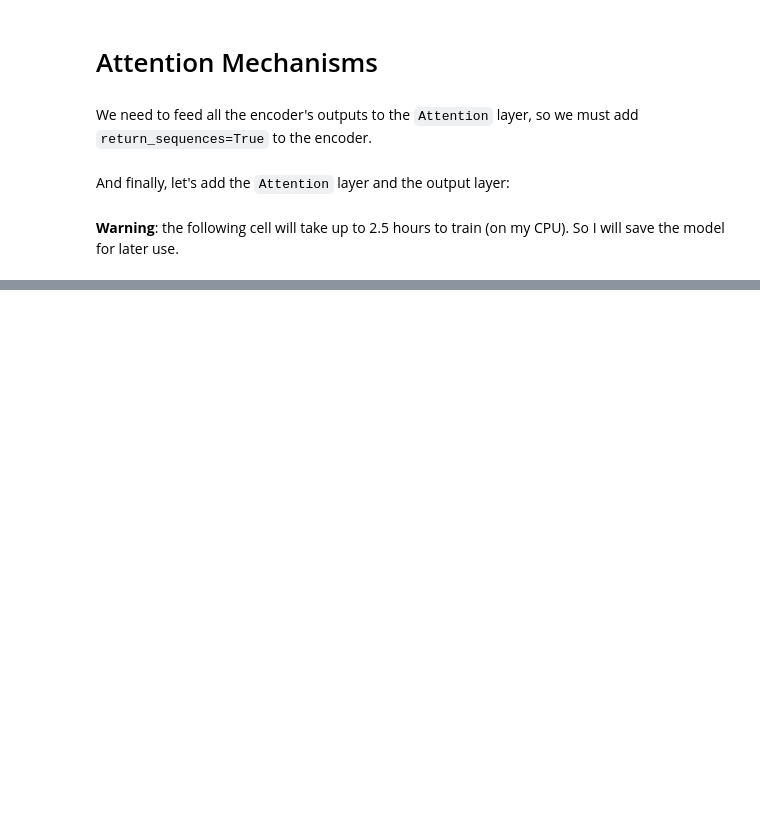
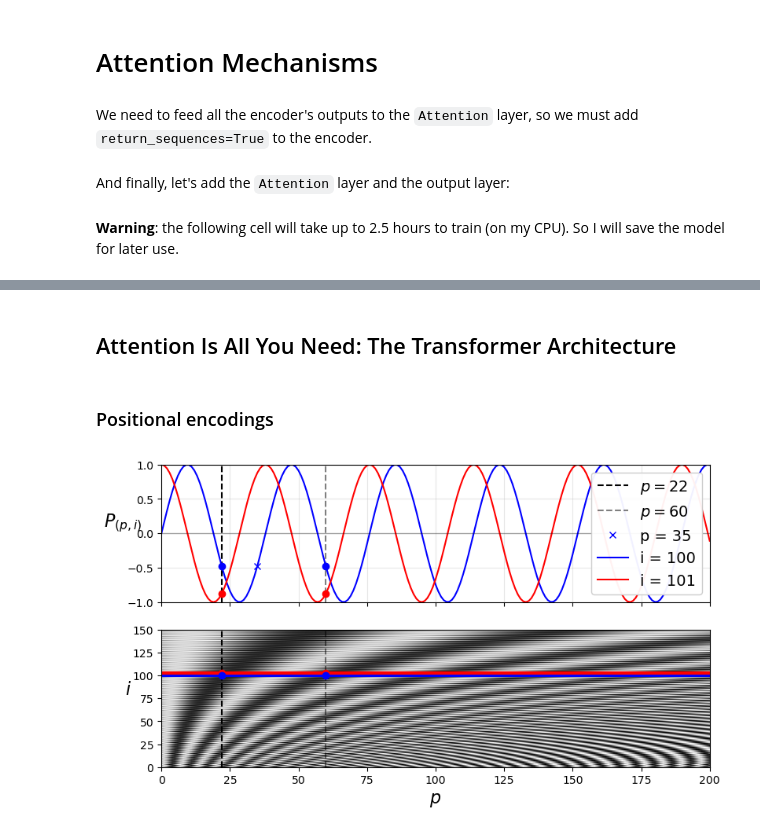
Before and after one commit to tandao0909/hands-on-with-DS, a Jupyter notebook: Chapter 16/nlp.ipynb, the cells around one changed output, grey strips where cells are left out. Cells and saved outputs as stored; diff of their text form; code cells hidden in the pictures; blank space fills up the shorter version.

Commit message:
Complete Positional encodings chapter 15

```diff
--- a/Chapter 16/nlp.ipynb
+++ b/Chapter 16/nlp.ipynb
@@ -1014,0 +1016,4 @@ Top translation so far: [(-4.5721736, 'a gusta el el y a a a endofseq'), (-279.4
+# %% [markdown]
+## Attention Is All You Need: The Transformer Architecture
+# %% [markdown]
+### Positional encodings
@@ -1014,0 +1029,15 @@ Top translation so far: [(-4.5721736, 'a gusta el el y a a a endofseq'), (-279.4
+# %%
+class PositionalEncoding(tf.keras.layers.Layer):
+    def __init__(self, max_length, embed_size, dtype=tf.float32, **kwargs):
+        super().__init__(dtype=dtype, **kwargs)
+        assert embed_size % 2 == 0, "embed_size must be even"
+        p, i = np.meshgrid(np.arange(max_length), 2 * np.arange(embed_size // 2))
+        pos_emb = np.empty((1, max_length, embed_size))
+        pos_emb[0, :, ::2] = np.sin(p / 10_000 ** (i / embed_size)).T
+        pos_emb[0, :, 1::2] = np.cos(p / 10_000 ** (i / embed_size)).T
+        self.pos_encodings = tf.constant(pos_emb.astype(dtype=self.dtype))
+        self.supports_masking = True
+
+    def call(self, inputs):
+        batch_max_length = tf.shape(inputs)[1]
+        return inputs + self.pos_encodings[:, :batch_max_length]
@@ -1014,0 +1048,39 @@ Top translation so far: [(-4.5721736, 'a gusta el el y a a a endofseq'), (-279.4
+# %%
+figure_max_length = 201
+figure_embed_size = 512
+pos_emb = PositionalEncoding(figure_max_length, figure_embed_size)
+zeros = np.zeros((1, figure_max_length, figure_embed_size), np.float32)
+P = pos_emb(zeros)[0].numpy()
+i1, i2, crop_i = 100, 101, 150
+p1, p2, p3 = 22, 60, 35
+
+fig, (ax1, ax2) = plt.subplots(nrows=2, ncols=1, sharex=True, figsize=(9, 5))
+
+ax1.plot([p1, p1], [-1, 1], "k--", label="$p = {}$".format(p1))
+ax1.plot([p2, p2], [-1, 1], "k--", label="$p = {}$".format(p2), alpha=0.5)
+ax1.plot(p3, P[p3, i1], "bx", label="p = {}".format(p3))
+ax1.plot(P[:, i1], "b-", label="i = {}".format(i1))
+ax1.plot(P[:, i2], "r-", label="i = {}".format(i2))
+ax1.plot([p1, p2], [P[p1, i1], P[p2, i1]], "bo")
+ax1.plot([p1, p2], [P[p1, i2], P[p2, i2]], "ro")
+ax1.legend(loc="center right", fontsize=14, framealpha=0.95)
+ax1.set_ylabel("$P_{(p,i)}$", rotation=0, fontsize=16)
+ax1.grid(alpha=0.3)
+ax1.hlines(0, 0, figure_max_length - 1, color="k", linewidth=1, alpha=0.3)
+ax1.axis([0, figure_max_length - 1, -1, 1])
+
+ax2.imshow(P.T[:crop_i], cmap="gray", interpolation="bilinear", aspect="auto")
+ax2.hlines(i1, 0, figure_max_length - 1, color="b", linewidth=3)
+cheat = 2  # need to raise the red line a bit, else it ides the blue one
+ax2.hlines(i2 + cheat, 0, figure_max_length - 1, color="r", linewidth=3)
+ax2.plot([p1, p1], [0, crop_i], "k--")
+ax2.plot([p2, p2], [0, crop_i], "k--", alpha=0.5)
+ax2.plot([p1, p2], [i2 + cheat, i2 + cheat], "ro")
+ax2.plot([p1, p2], [i1, i1], "bo")
+ax2.axis([0, figure_max_length - 1, 0, crop_i])
+ax2.set_xlabel("$p$", fontsize=16)
+ax2.set_ylabel("$i$", rotation=0, fontsize=16)
+
+plt.show()
+# %% [output]
+[figure, added]
```
Also changed, not shown: parts of 9 cells of this notebook, 1 other file.
